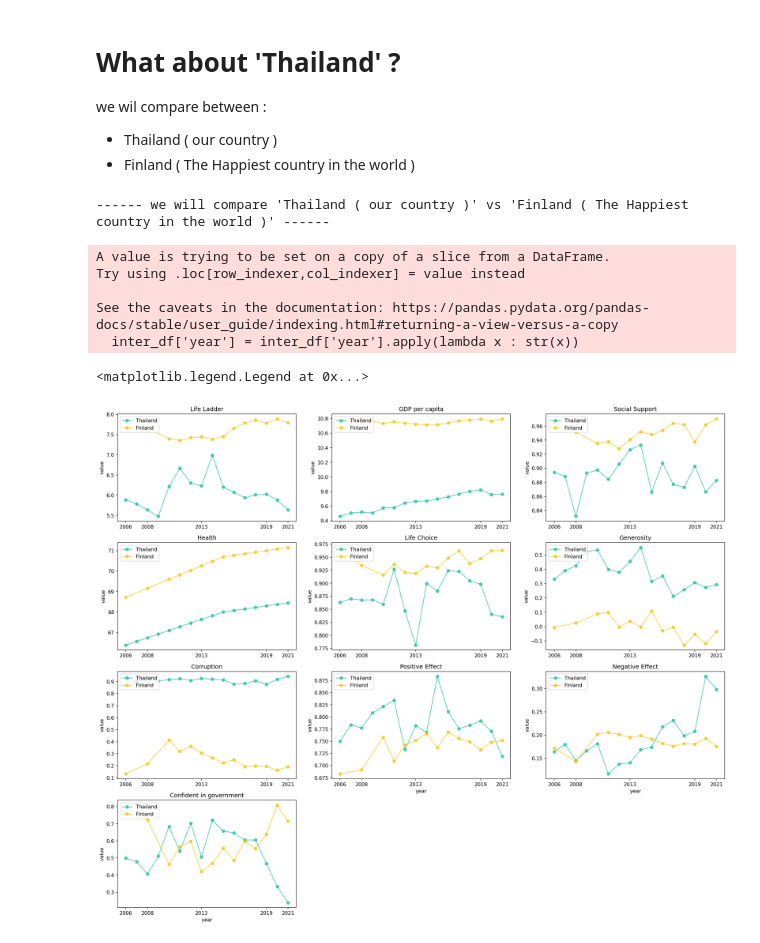
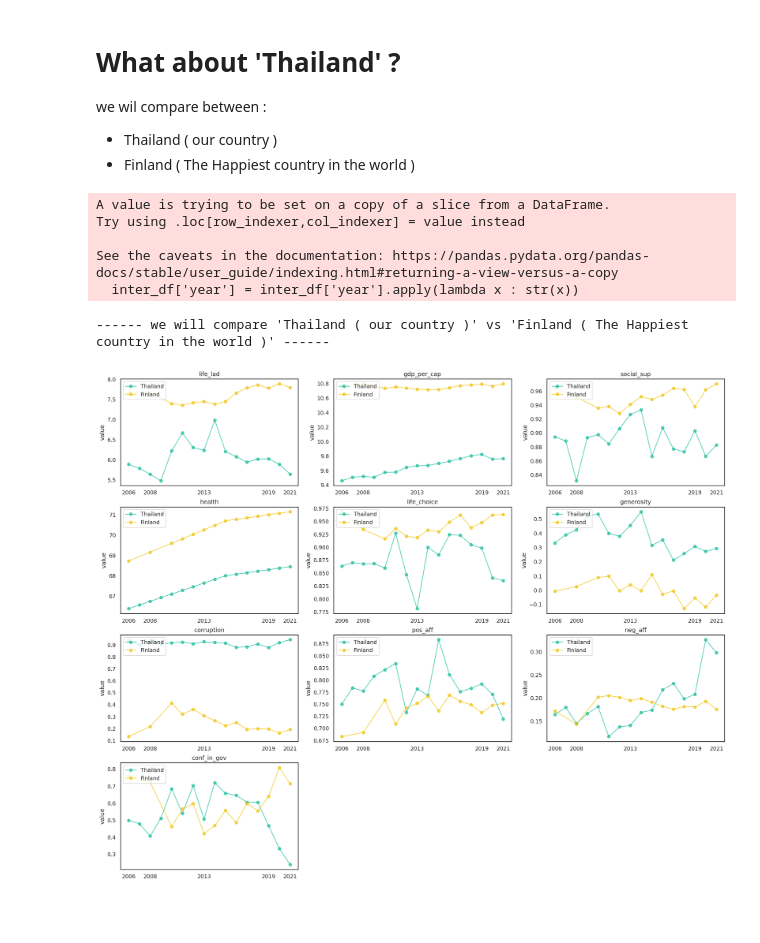
Before and after one commit to HikariJadeEmpire/TH_WLRD_Happiness_Project, a Jupyter notebook: WH_CodeSpace.ipynb, the cells around one changed output. Cells and saved outputs as stored; diff of their text form; code cells hidden in the pictures; blank space fills up the shorter version.

```diff
--- a/WH_CodeSpace.ipynb
+++ b/WH_CodeSpace.ipynb
@@ -316,81 +341,35 @@ we wil compare between :
 - Thailand ( our country )
 - Finland ( The Happiest country in the world )
 # %%
-plt.style.use('fast')
-
 # Scope our interest
 
 interest = ['Finland','Denmark','Iceland','Switzerland','Netherlands','Sweden','Thailand']
 
 
 inter_df = df.loc[df['country_name'].isin(interest),:]
 inter_df['year'] = inter_df['year'].apply(lambda x : str(x))
 
 th_hp = inter_df.loc[inter_df['country_name']=='Thailand', : ]
 fn_hp = inter_df.loc[inter_df['country_name']=='Finland', : ]
 print(f"\n\n{'-'*6} we will compare \'Thailand ( our country )\' vs \'Finland ( The Happiest country in the world )\' {'-'*6}\n\n ")
 
 # PLOT
 
+plt.style.use('fast')
+
 plt.figure(figsize=(22,18), dpi=150)
 
-plt.subplot(4, 3, 1)
-plt.plot(th_hp['year'], th_hp['life_lad'],color='#1ABC9C', marker='o', linestyle='solid', alpha=0.7 ,label="Thailand" )
-plt.plot(fn_hp['year'], fn_hp['life_lad'],color='#F1C40F', marker='o', linestyle='solid', alpha=0.7 ,label="Finland" )
-plt.title("Life Ladder");plt.xticks([0,2,7,13,15]);plt.ylabel("value");plt.legend(loc="upper left")
-
-
-plt.subplot(4, 3, 2)
-plt.plot(th_hp['year'], th_hp['gdp_per_cap'],color='#1ABC9C', marker='o', linestyle='solid', alpha=0.7 ,label="Thailand" )
-plt.plot(fn_hp['year'], fn_hp['gdp_per_cap'],color='#F1C40F', marker='o', linestyle='solid', alpha=0.7 ,label="Finland" )
-plt.title("GDP per capita");plt.xticks([0,2,7,13,15]);plt.ylabel("value");plt.legend(loc="upper left")
-
-
-plt.subplot(4, 3, 3)
-plt.plot(th_hp['year'], th_hp['social_sup'],color='#1ABC9C', marker='o', linestyle='solid', alpha=0.7 ,label="Thailand" )
-plt.plot(fn_hp['year'], fn_hp['social_sup'],color='#F1C40F', marker='o', linestyle='solid', alpha=0.7 ,label="Finland" )
-plt.title("Social Support");plt.xticks([0,2,7,13,15]);plt.ylabel("value");plt.legend(loc="upper left")
-
-plt.subplot(4, 3, 4)
-plt.plot(th_hp['year'], th_hp['health'],color='#1ABC9C', marker='o', linestyle='solid', alpha=0.7 ,label="Thailand" )
-plt.plot(fn_hp['year'], fn_hp['health'],color='#F1C40F', marker='o', linestyle='solid', alpha=0.7 ,label="Finland" )
-plt.title("Health");plt.xticks([0,2,7,13,15]);plt.ylabel("value");plt.legend(loc="upper left")
-
-plt.subplot(4, 3, 5)
-plt.plot(th_hp['year'], th_hp['life_choice'],color='#1ABC9C', marker='o', linestyle='solid', alpha=0.7 ,label="Thailand" )
-plt.plot(fn_hp['year'], fn_hp['life_choice'],color='#F1C40F', marker='o', linestyle='solid', alpha=0.7 ,label="Finland" )
-plt.title("Life Choice");plt.xticks([0,2,7,13,15]);plt.ylabel("value");plt.legend(loc="upper left")
-
-plt.subplot(4, 3, 6)
-plt.plot(th_hp['year'], th_hp['generosity'],color='#1ABC9C', marker='o', linestyle='solid', alpha=0.7 ,label="Thailand" )
-plt.plot(fn_hp['year'], fn_hp['generosity'],color='#F1C40F', marker='o', linestyle='solid', alpha=0.7 ,label="Finland" )
-plt.title("Generosity");plt.xticks([0,2,7,13,15]);plt.ylabel("value");plt.legend(loc="upper left")
-
-plt.subplot(4, 3, 7)
-plt.plot(th_hp['year'], th_hp['corruption'],color='#1ABC9C', marker='o', linestyle='solid', alpha=0.7 ,label="Thailand" )
-plt.plot(fn_hp['year'], fn_hp['corruption'],color='#F1C40F', marker='o', linestyle='solid', alpha=0.7 ,label="Finland" )
-plt.title("Corruption");plt.xticks([0,2,7,13,15]);plt.ylabel("value");plt.legend(loc="upper left")
-
-plt.subplot(4, 3, 8)
-plt.plot(th_hp['year'], th_hp['pos_aff'],color='#1ABC9C', marker='o', linestyle='solid', alpha=0.7 ,label="Thailand" )
-plt.plot(fn_hp['year'], fn_hp['pos_aff'],color='#F1C40F', marker='o', linestyle='solid', alpha=0.7 ,label="Finland" )
-plt.title("Positive Effect");plt.xticks([0,2,7,13,15]);plt.xlabel("year");plt.ylabel("value");plt.legend(loc="upper left")
-
-plt.subplot(4, 3, 9)
-plt.plot(th_hp['year'], th_hp['neg_aff'],color='#1ABC9C', marker='o', linestyle='solid', alpha=0.7 ,label="Thailand" )
-plt.plot(fn_hp['year'], fn_hp['neg_aff'],color='#F1C40F', marker='o', linestyle='solid', alpha=0.7 ,label="Finland" )
-plt.title("Negative Effect");plt.xticks([0,2,7,13,15]);plt.xlabel("year");plt.ylabel("value");plt.legend(loc="upper left")
-
-plt.subplot(4, 3, 10)
-plt.plot(th_hp['year'], th_hp['conf_in_gov'],color='#1ABC9C', marker='o', linestyle='solid', alpha=0.7 ,label="Thailand" )
-plt.plot(fn_hp['year'], fn_hp['conf_in_gov'],color='#F1C40F', marker='o', linestyle='solid', alpha=0.7 ,label="Finland" )
-plt.title("Confident in government");plt.xticks([0,2,7,13,15]);plt.xlabel("year");plt.ylabel("value");plt.legend(loc="upper left")
+for i,j in enumerate(th_hp) :
+    if i >1 :
+        plt.subplot(4, 3, i-1)
+        plt.plot(th_hp['year'], th_hp[j],color='#1ABC9C', marker='o', linestyle='solid', alpha=0.7 ,label="Thailand" )
+        plt.plot(fn_hp['year'], fn_hp[j],color='#F1C40F', marker='o', linestyle='solid', alpha=0.7 ,label="Finland" )
+        plt.title(f"{j}");plt.xticks([0,2,7,13,15]);plt.ylabel("value");plt.legend(loc="upper left")
 # %% [output]
------- we will compare 'Thailand ( our country )' vs 'Finland ( The Happiest country in the world )' ------
+A value is trying to be set on a copy of a slice from a DataFrame.
+Try using .loc[row_indexer,col_indexer] = value instead
+
+See the caveats in the documentation: https://pandas.pydata.org/pandas-docs/stable/user_guide/indexing.html#returning-a-view-versus-a-copy
+  inter_df['year'] = inter_df['year'].apply(lambda x : str(x))
-A value is trying to be set on a copy of a slice from a DataFrame.
-Try using .loc[row_indexer,col_indexer] = value instead
-
-See the caveats in the documentation: https://pandas.pydata.org/pandas-docs/stable/user_guide/indexing.html#returning-a-view-versus-a-copy
-  inter_df['year'] = inter_df['year'].apply(lambda x : str(x))
+------ we will compare 'Thailand ( our country )' vs 'Finland ( The Happiest country in the world )' ------
-<matplotlib.legend.Legend at 0x...>
-[figure, old version]
+[figure, new version]
```
Also changed, not shown: parts of 3 cells of this notebook.
